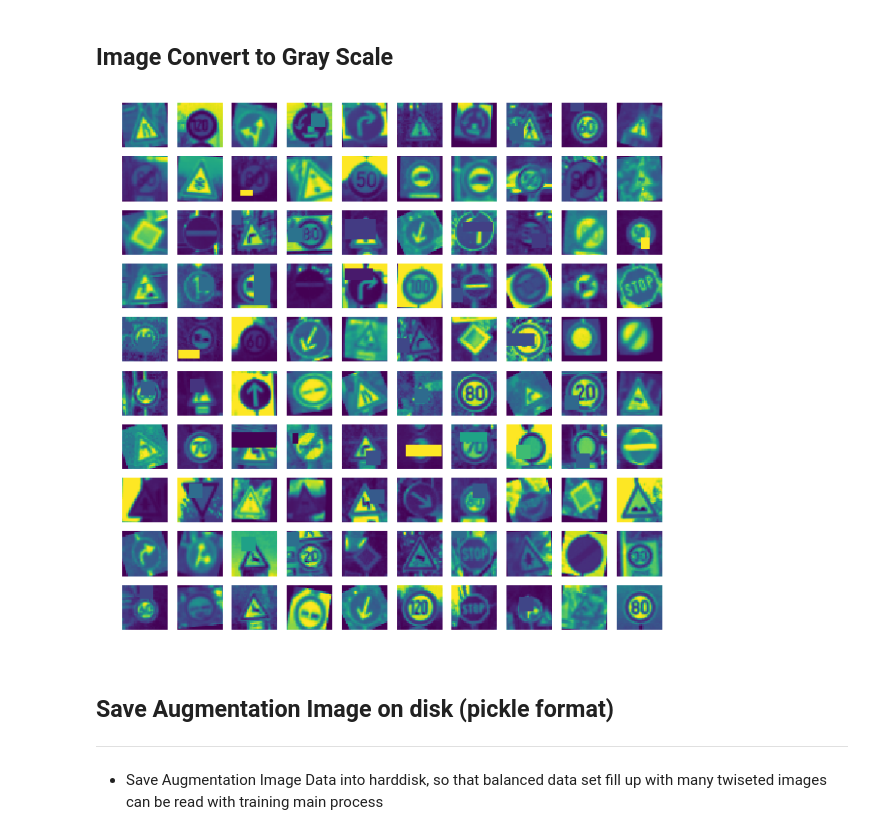
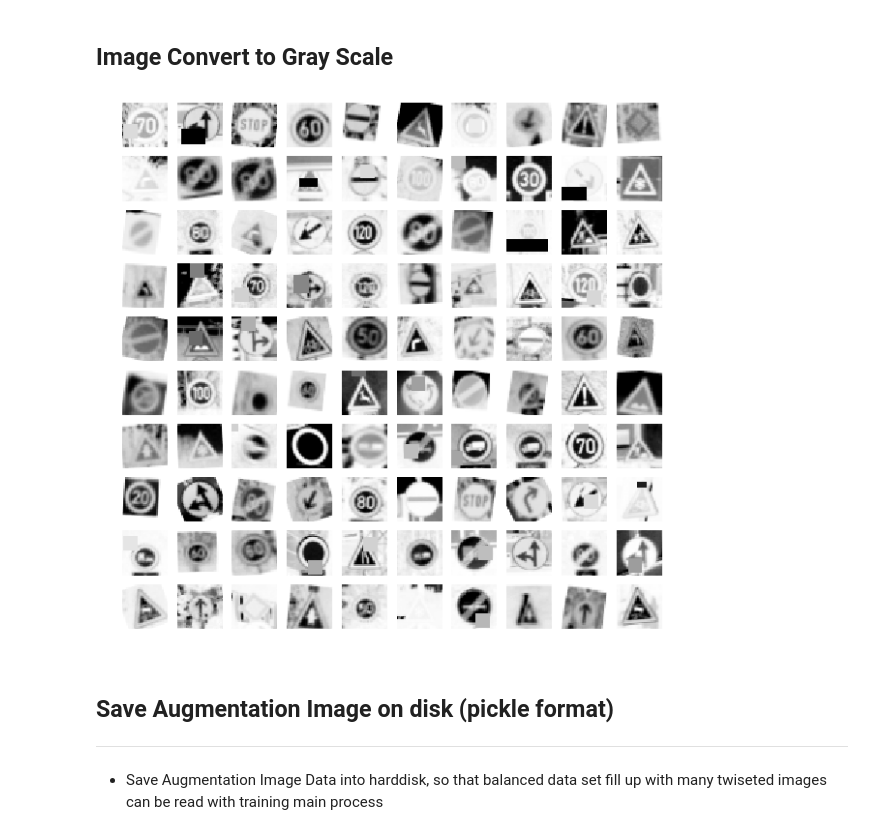
Before and after one commit to scrambleegg7/SelfCar, a Jupyter notebook: CarND-Traffic-Sign-Classifier-Project/Traffic_Sign_Classifier_v1.ipynb, the cells around one changed output. Saved outputs shown, nothing was run; the diff lists cells and outputs as text; code cells hidden in the pictures.

```diff
--- a/CarND-Traffic-Sign-Classifier-Project/Traffic_Sign_Classifier_v1.ipynb
+++ b/CarND-Traffic-Sign-Classifier-Project/Traffic_Sign_Classifier_v1.ipynb
@@ -642,11 +610,11 @@ def getGrayScale(img):
 # %%
-X_aug_gray_img = list( map(lambda im : getGrayScale(im) , X_aug_img_r[:]   ))
+X_aug_gray_img = list( map(lambda im : imgProcCls.getGrayScale(im) , X_aug_img_r[:].copy()   ))
 X_aug_gray_img = np.array(X_aug_gray_img)
 imshape = X_aug_gray_img.shape
 X_aug_gray_img = X_aug_gray_img.reshape(imshape[0],imshape[1],imshape[2])
 imgProcCls.displayImage(X_aug_gray_img)
 # %% [output]
-[figure, old version]
+[figure, new version]
 # %% [markdown]
 ## Save Augmentation Image on disk (pickle format) ##
 ***
```
Also changed, not shown: parts of 27 cells of this notebook, 1 other file.
